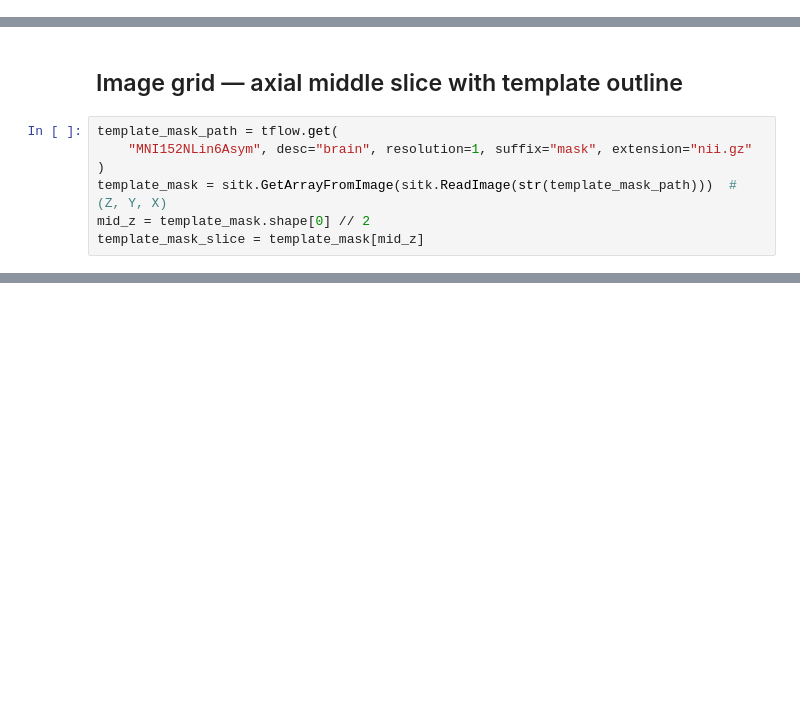
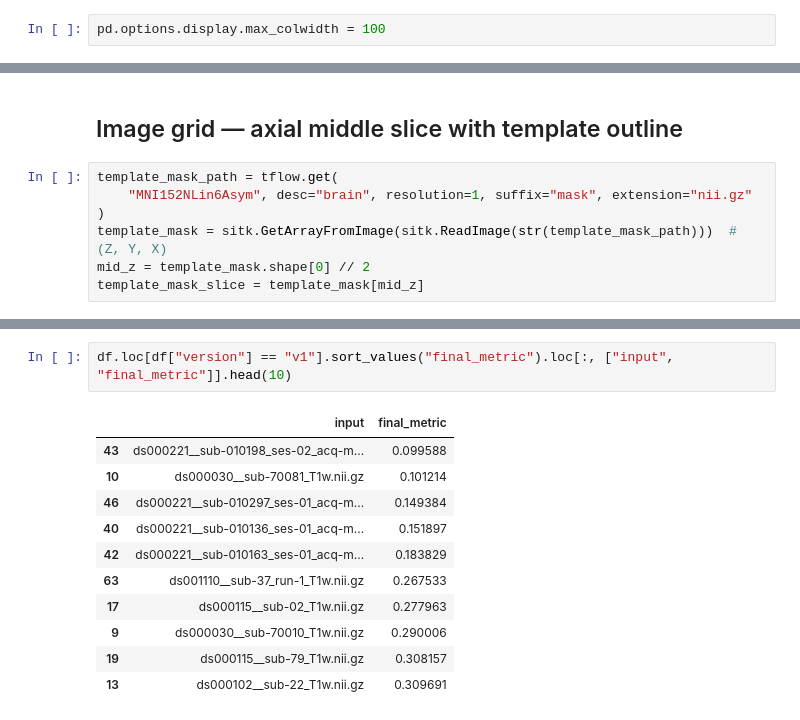
Before and after one commit to clane9/smri-fm, a Jupyter notebook: experiments/registration_testing/analysis.ipynb, the cells around one changed output, grey strips where cells are left out. Cells and saved outputs as stored; diff of their text form; blank space fills up the shorter version.

```diff
--- a/experiments/registration_testing/analysis.ipynb
+++ b/experiments/registration_testing/analysis.ipynb
@@ -7,6 +7,8 @@ import numpy as np
 import pandas as pd
 import SimpleITK as sitk
 import templateflow.api as tflow
+# %%
+pd.options.display.max_colwidth = 100
 # %% [markdown]
 ## Load results
 # %%
@@ -128,0 +132,14 @@ for version in versions:
+# %%
+df.loc[df["version"] == "v1"].sort_values("final_metric").loc[:, ["input", "final_metric"]].head(10)
+# %% [output]
+|  | input | final_metric |
+| 43 | ds000221__sub-010198_ses-02_acq-m... | 0.099588 |
+| 10 | ds000030__sub-70081_T1w.nii.gz | 0.101214 |
+| 46 | ds000221__sub-010297_ses-01_acq-m... | 0.149384 |
+| 40 | ds000221__sub-010136_ses-01_acq-m... | 0.151897 |
+| 42 | ds000221__sub-010163_ses-01_acq-m... | 0.183829 |
+| 63 | ds001110__sub-37_run-1_T1w.nii.gz | 0.267533 |
+| 17 | ds000115__sub-02_T1w.nii.gz | 0.277963 |
+| 9 | ds000030__sub-70010_T1w.nii.gz | 0.290006 |
+| 19 | ds000115__sub-79_T1w.nii.gz | 0.308157 |
+| 13 | ds000102__sub-22_T1w.nii.gz | 0.309691 |
```
Also changed, not shown: parts of 3 cells of this notebook, 1 other file.
